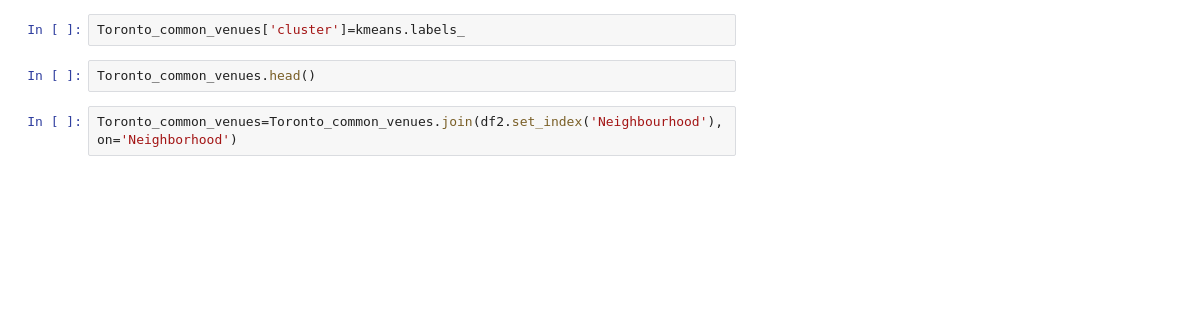
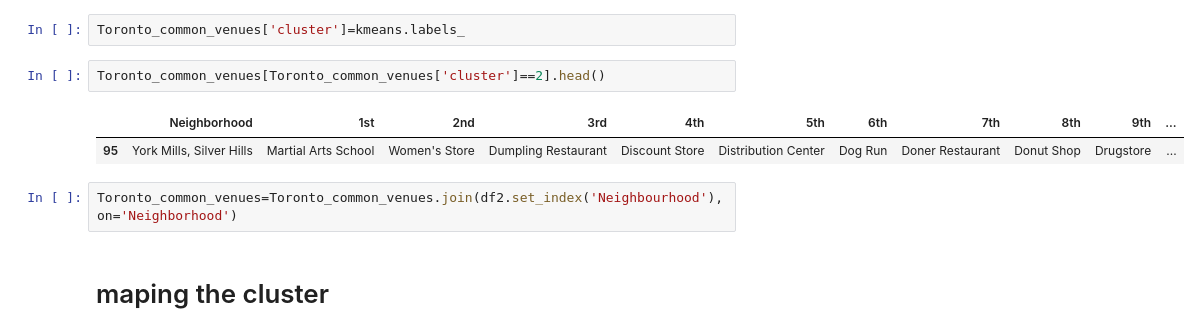
Before and after one commit to dr-askar/Coursera_Capstone, a Jupyter notebook: Segmenting and Clustering Neighborhoods in Toronto.ipynb, the cells around one changed output. Drawn from its saved outputs; the diff is of its cells as text; blank space fills up the shorter version.

```diff
--- a/Segmenting and Clustering Neighborhoods in Toronto.ipynb
+++ b/Segmenting and Clustering Neighborhoods in Toronto.ipynb
@@ -272,9 +278,14 @@ kmeans.labels_[0:95]
 # %%
 Toronto_common_venues['cluster']=kmeans.labels_
 # %%
-Toronto_common_venues.head()
+Toronto_common_venues[Toronto_common_venues['cluster']==2].head()
+# %% [output]
+|  | Neighborhood | 1st | 2nd | 3rd | 4th | 5th | 6th | 7th | 8th | 9th | ... |
+| 95 | York Mills, Silver Hills | Martial Arts School | Women's Store | Dumpling Restaurant | Discount Store | Distribution Center | Dog Run | Doner Restaurant | Donut Shop | Drugstore | ... |
 # %%
 Toronto_common_venues=Toronto_common_venues.join(df2.set_index('Neighbourhood'),on='Neighborhood')
+# %% [markdown]
+# maping the cluster
 # %%
 
 # create map
```
Also changed, not shown: parts of 2 cells of this notebook, 6 other files.
